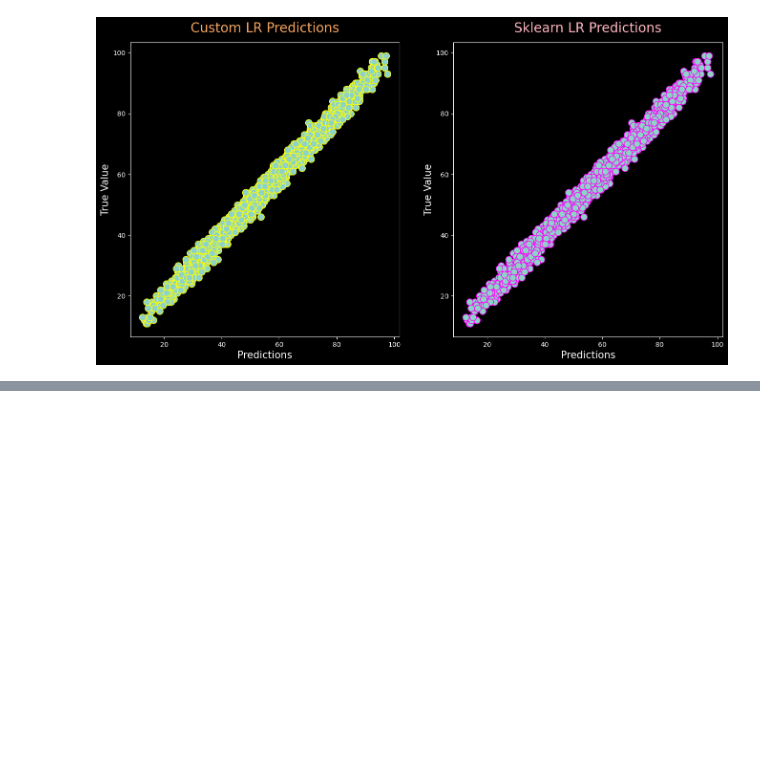
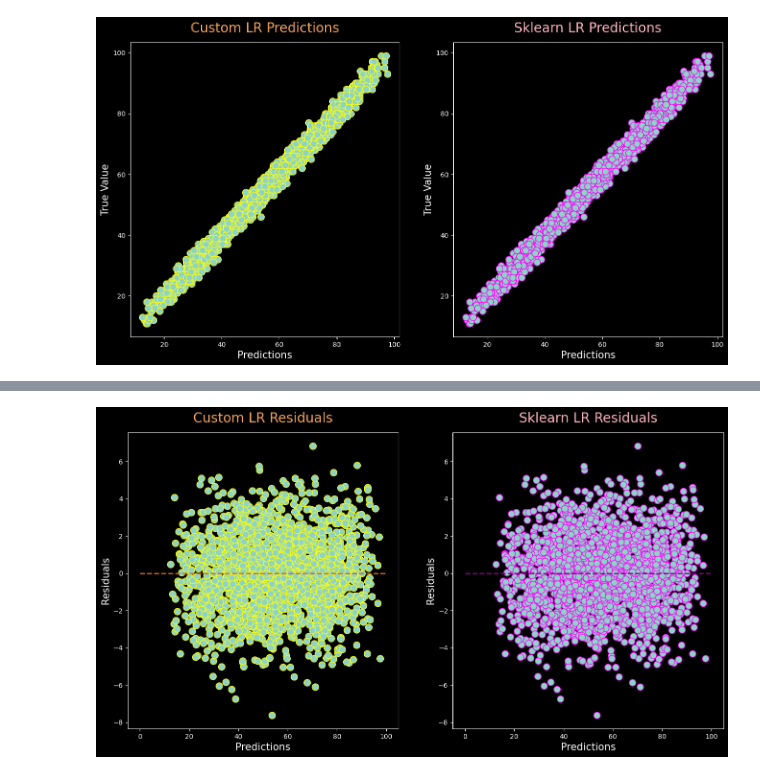
Before and after one commit to AllaBlue/Machine_Learning_From_Scratch, a Jupyter notebook: Linear_Regression/notebooks/multiple_linear_regression.ipynb, the cells around one changed output, grey strips where cells are left out. Cells and saved outputs as stored; diff of their text form; code cells hidden in the pictures; blank space fills up the shorter version.

```diff
--- a/Linear_Regression/notebooks/multiple_linear_regression.ipynb
+++ b/Linear_Regression/notebooks/multiple_linear_regression.ipynb
@@ -173,0 +216,14 @@ RegressionMetrics.metrics_dataframe(y_true=y_test, y_pred=y_pred_sklearn)
+# %%
+for model in models:
+    model["mse"] = mean_squared_error(y_true=y_test, y_pred=model["y_pred"])
+    model["rmse"] = np.sqrt(mean_squared_error(y_true=y_test, y_pred=model["y_pred"]))
+    model["mae"] = mean_absolute_error(y_true=y_test, y_pred=model["y_pred"])
+    model["r2"] = r2_score(y_true=y_test, y_pred=model["y_pred"])
+
+    print()
+    print(f"{model["label"]} LR")
+    print("--------------\n")
+    print(f"MSE:     {round(model["mse"],2)}")
+    print(f"RMSE:    {round(model["rmse"],2)}")
+    print(f"MAE:     {round(model["mae"],2)}")
+    print(f"R2:      {round(model["r2"],2)}")
@@ -174,19 +252,5 @@ RegressionMetrics.metrics_dataframe(y_true=y_test, y_pred=y_pred_sklearn)
 # %%
 plt.figure(figsize=(16,8))
-
-models = [{
-    "y_pred": y_pred_custom,
-    "color_title": "sandybrown",
-    "label": "Custom",
-    "edgecolors": "yellow"
-},
-{
-    "y_pred": y_pred_sklearn,
-    "color_title": "lightpink",
-    "label": "Sklearn",
-    "edgecolors": "magenta",
-},
-]
 
 for index, model in enumerate(models):
     plt.subplot(1, 2, index+1)
@@ -234,0 +280,17 @@ R2:      0.99
+# %%
+plt.figure(figsize=(16,8))
+
+line = {
+    "x": np.linspace(0,100,1000),
+    "y": np.zeros(1000)
+}
+
+for index, model in enumerate(models):
+    plt.subplot(1, 2, index+1)
+    plt.scatter(x=model["y_pred"], y=y_test-model["y_pred"], marker="o", edgecolors=model["edgecolors"], s=100)
+    plt.plot(line["x"], line["y"], ls="--", linewidth=2, color=model["linecolor"])
+    plt.title(label=model["label"] + " LR Residuals", fontdict={"color": model["color_title"], "fontsize": 20}, pad=15)
+    plt.xlabel(xlabel="Predictions", fontsize=15)
+    plt.ylabel(ylabel="Residuals", fontsize=15)
+# %% [output]
+[figure, added]
```
Also changed, not shown: parts of 27 cells of this notebook.
